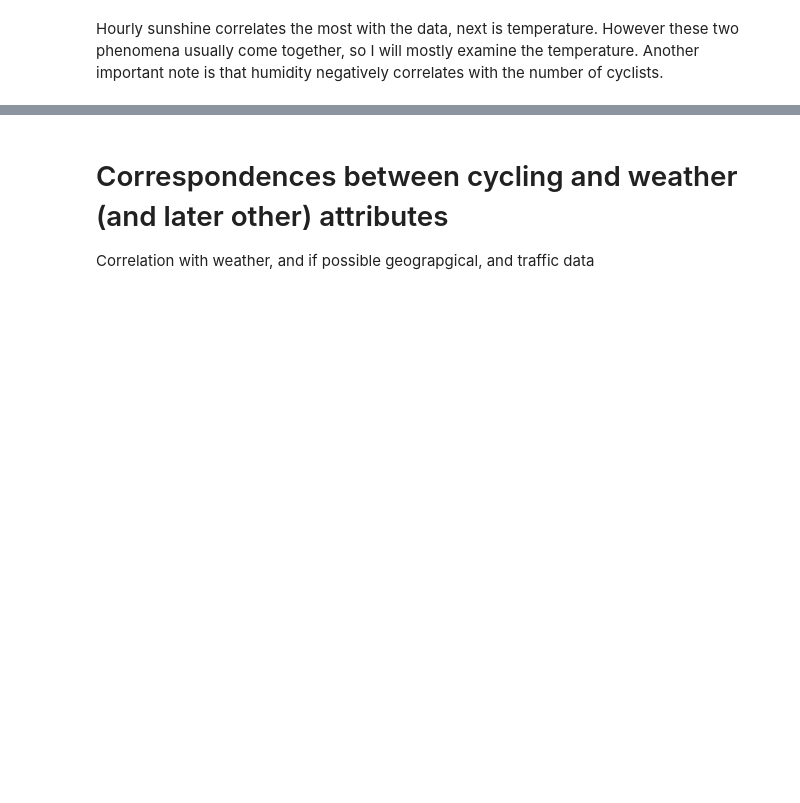
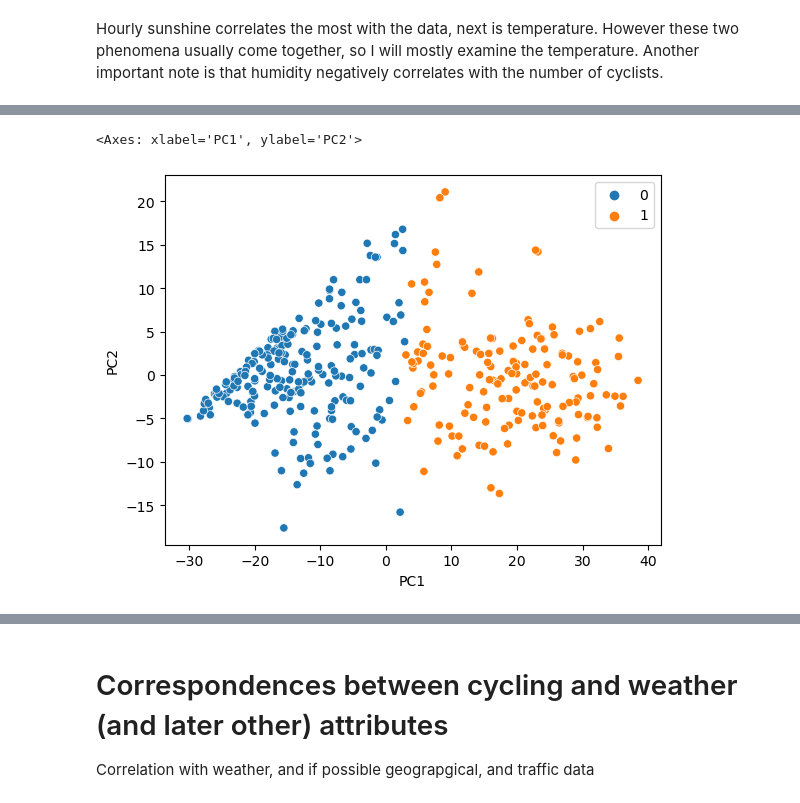
Before and after one commit to hgandras/DataMining, a Jupyter notebook: SemesterProject/BerlinBiking.ipynb, the cells around one changed output, grey strips where cells are left out. Saved outputs shown, nothing was run; the diff lists cells and outputs as text; code cells hidden in the pictures; blank space fills up the shorter version.

```diff
--- a/SemesterProject/BerlinBiking.ipynb
+++ b/SemesterProject/BerlinBiking.ipynb
@@ -286,0 +370,14 @@ Hourly sunshine correlates the most with the data, next is temperature. However
+# %%
+#Visualizing the clusters using PCA. I am keeping 4 dimensions, because 1., 3 features had a high correlation with the number of
+#cyclists (temperature,humidity, and sunshine), and it is still quite easy to visualize separately.
+from sklearn.decomposition import PCA
+
+pca = PCA(2)
+transformed_data = pca.fit_transform(countsWeatherDaily1)
+
+pca_data = pd.DataFrame(transformed_data,columns=['PC1','PC2'])
+hue = pd.Categorical(km.labels_)
+sns.scatterplot(x="PC1",y="PC2",hue=hue,data=pca_data)
+# %% [output]
+<Axes: xlabel='PC1', ylabel='PC2'>
+[figure, added]
```
Also changed, not shown: parts of 23 cells of this notebook.
